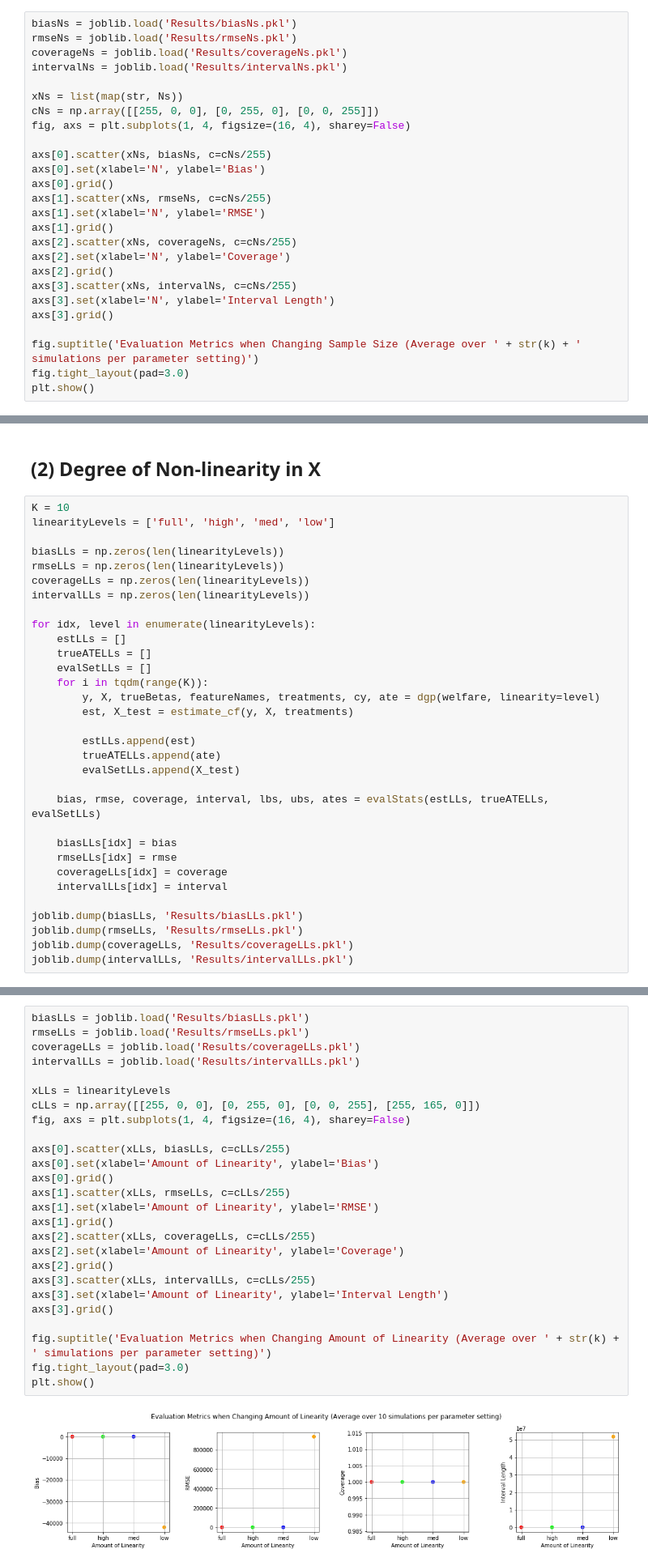
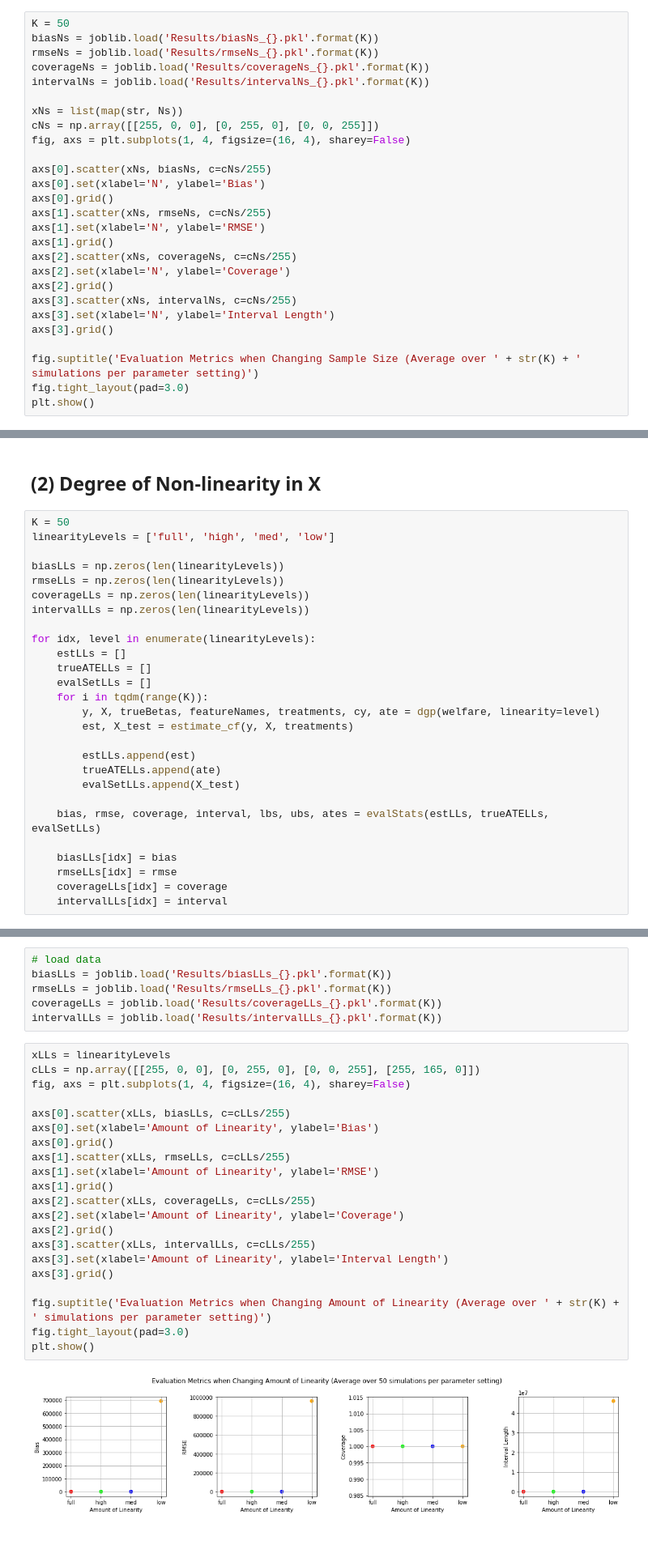
Before and after one commit to mbronckers/ecma_project, a Jupyter notebook: section2_dustin.ipynb, the cells around one changed output, grey strips where cells are left out. Shown at 81% size. Drawn from its saved outputs; the diff is of its cells as text; blank space fills up the shorter version.

```diff
--- a/section2_dustin.ipynb
+++ b/section2_dustin.ipynb
@@ -256,8 +265,9 @@ joblib.dump(intervalNs, 'Results/intervalNs.pkl')
 # %%
-biasNs = joblib.load('Results/biasNs.pkl')
-rmseNs = joblib.load('Results/rmseNs.pkl')
-coverageNs = joblib.load('Results/coverageNs.pkl')
-intervalNs = joblib.load('Results/intervalNs.pkl')
+K = 50
+biasNs = joblib.load('Results/biasNs_{}.pkl'.format(K))
+rmseNs = joblib.load('Results/rmseNs_{}.pkl'.format(K))
+coverageNs = joblib.load('Results/coverageNs_{}.pkl'.format(K))
+intervalNs = joblib.load('Results/intervalNs_{}.pkl'.format(K))
 
 xNs = list(map(str, Ns))
 cNs = np.array([[255, 0, 0], [0, 255, 0], [0, 0, 255]])
@@ -276,7 +286,7 @@ axs[3].scatter(xNs, intervalNs, c=cNs/255)
 axs[3].set(xlabel='N', ylabel='Interval Length')
 axs[3].grid()
 
-fig.suptitle('Evaluation Metrics when Changing Sample Size (Average over ' + str(k) + ' simulations per parameter setting)')
+fig.suptitle('Evaluation Metrics when Changing Sample Size (Average over ' + str(K) + ' simulations per parameter setting)')
 fig.tight_layout(pad=3.0)
 plt.show()
 # %% [output]
@@ -293,7 +303,7 @@ tableNs
 # %% [markdown]
 ## (2) Degree of Non-linearity in X
 # %%
-K = 10
+K = 50
 linearityLevels = ['full', 'high', 'med', 'low']
 
 biasLLs = np.zeros(len(linearityLevels))
@@ -319,8 +329,3 @@ for idx, level in enumerate(linearityLevels):
     rmseLLs[idx] = rmse
     coverageLLs[idx] = coverage
     intervalLLs[idx] = interval
-
-joblib.dump(biasLLs, 'Results/biasLLs.pkl')
-joblib.dump(rmseLLs, 'Results/rmseLLs.pkl')
-joblib.dump(coverageLLs, 'Results/coverageLLs.pkl')
-joblib.dump(intervalLLs, 'Results/intervalLLs.pkl')
@@ -327,31 +340,32 @@ joblib.dump(intervalLLs, 'Results/intervalLLs.pkl')
+# %%
+# load data
+biasLLs = joblib.load('Results/biasLLs_{}.pkl'.format(K))
+rmseLLs = joblib.load('Results/rmseLLs_{}.pkl'.format(K))
+coverageLLs = joblib.load('Results/coverageLLs_{}.pkl'.format(K))
+intervalLLs = joblib.load('Results/intervalLLs_{}.pkl'.format(K))
 # %%
-biasLLs = joblib.load('Results/biasLLs.pkl')
-rmseLLs = joblib.load('Results/rmseLLs.pkl')
-coverageLLs = joblib.load('Results/coverageLLs.pkl')
-intervalLLs = joblib.load('Results/intervalLLs.pkl')
-
 xLLs = linearityLevels
 cLLs = np.array([[255, 0, 0], [0, 255, 0], [0, 0, 255], [255, 165, 0]])
 fig, axs = plt.subplots(1, 4, figsize=(16, 4), sharey=False)
 
 axs[0].scatter(xLLs, biasLLs, c=cLLs/255)
 axs[0].set(xlabel='Amount of Linearity', ylabel='Bias')
 axs[0].grid()
 axs[1].scatter(xLLs, rmseLLs, c=cLLs/255)
 axs[1].set(xlabel='Amount of Linearity', ylabel='RMSE')
 axs[1].grid()
 axs[2].scatter(xLLs, coverageLLs, c=cLLs/255)
 axs[2].set(xlabel='Amount of Linearity', ylabel='Coverage')
 axs[2].grid()
 axs[3].scatter(xLLs, intervalLLs, c=cLLs/255)
 axs[3].set(xlabel='Amount of Linearity', ylabel='Interval Length')
 axs[3].grid()
 
-fig.suptitle('Evaluation Metrics when Changing Amount of Linearity (Average over ' + str(k) + ' simulations per parameter setting)')
+fig.suptitle('Evaluation Metrics when Changing Amount of Linearity (Average over ' + str(K) + ' simulations per parameter setting)')
 fig.tight_layout(pad=3.0)
 plt.show()
 # %% [output]
-[figure, old version]
+[figure, new version]
 # %%
 data = {'Bias':biasLLs, 'RMSE':rmseLLs, 'Coverage':coverageLLs, 'Interval Length':intervalLLs}
 tableLLs = pd.DataFrame(data=data, index=xLLs)
```
Also changed, not shown: parts of 33 cells of this notebook, 31 other files.
